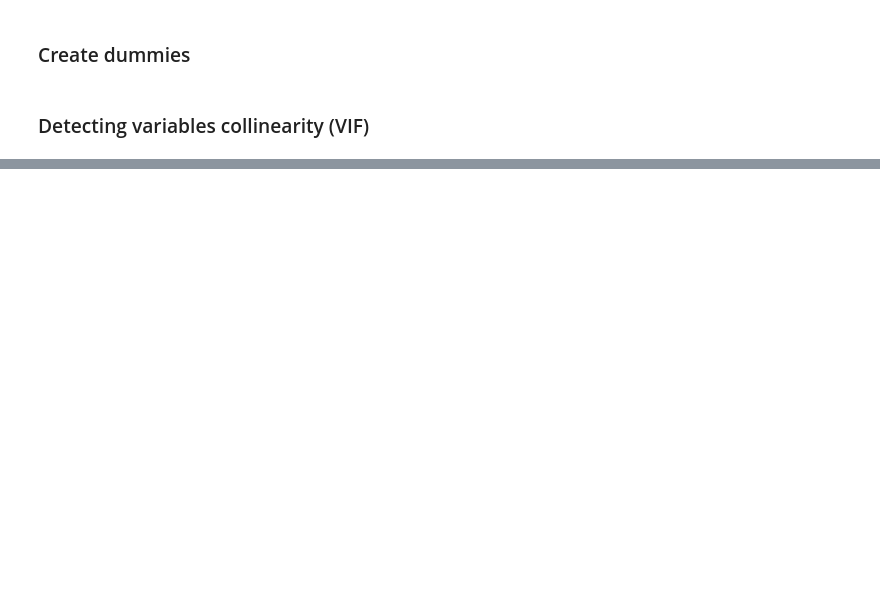
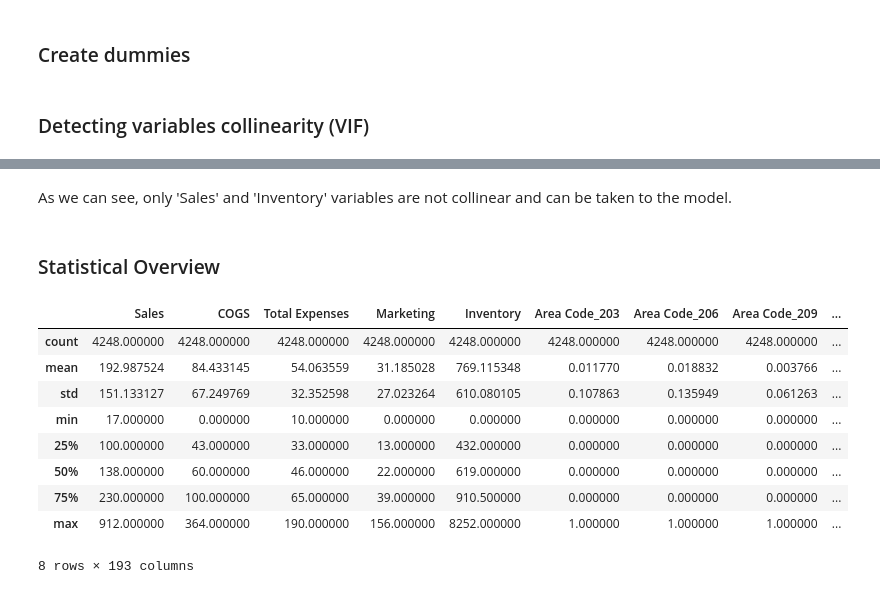
Before and after one commit to rafal-mokrzycki/us-stores-sales, a Jupyter notebook: us-stores-sales.ipynb, the cells around one changed output, grey strips where cells are left out. Cells and saved outputs as stored; diff of their text form; code cells hidden in the pictures; blank space fills up the shorter version.

```diff
--- a/us-stores-sales.ipynb
+++ b/us-stores-sales.ipynb
@@ -258,0 +229,18 @@ vif_data[vif_data["VIF"]<15]
+# %% [markdown]
+As we can see, only 'Sales' and 'Inventory' variables are not collinear and can be taken to the model.
+# %% [markdown]
+### Statistical Overview
+# %%
+# Number Stats
+df_dummies.describe()
+# %% [output]
+|  | Sales | COGS | Total Expenses | Marketing | Inventory | Area Code_203 | Area Code_206 | Area Code_209 | ... |
+| count | 4248.000000 | 4248.000000 | 4248.000000 | 4248.000000 | 4248.000000 | 4248.000000 | 4248.000000 | 4248.000000 | ... |
+| mean | 192.987524 | 84.433145 | 54.063559 | 31.185028 | 769.115348 | 0.011770 | 0.018832 | 0.003766 | ... |
+| std | 151.133127 | 67.249769 | 32.352598 | 27.023264 | 610.080105 | 0.107863 | 0.135949 | 0.061263 | ... |
+| min | 17.000000 | 0.000000 | 10.000000 | 0.000000 | 0.000000 | 0.000000 | 0.000000 | 0.000000 | ... |
+| 25% | 100.000000 | 43.000000 | 33.000000 | 13.000000 | 432.000000 | 0.000000 | 0.000000 | 0.000000 | ... |
+| 50% | 138.000000 | 60.000000 | 46.000000 | 22.000000 | 619.000000 | 0.000000 | 0.000000 | 0.000000 | ... |
+| 75% | 230.000000 | 100.000000 | 65.000000 | 39.000000 | 910.500000 | 0.000000 | 0.000000 | 0.000000 | ... |
+| max | 912.000000 | 364.000000 | 190.000000 | 156.000000 | 8252.000000 | 1.000000 | 1.000000 | 1.000000 | ... |
+8 rows × 193 columns
```
Also changed, not shown: parts of 17 cells of this notebook.
